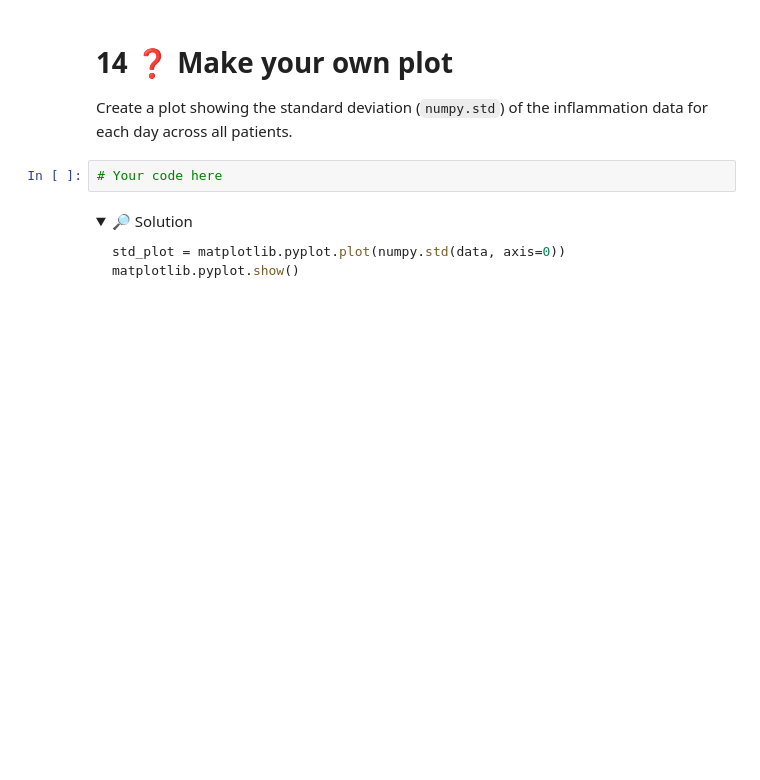
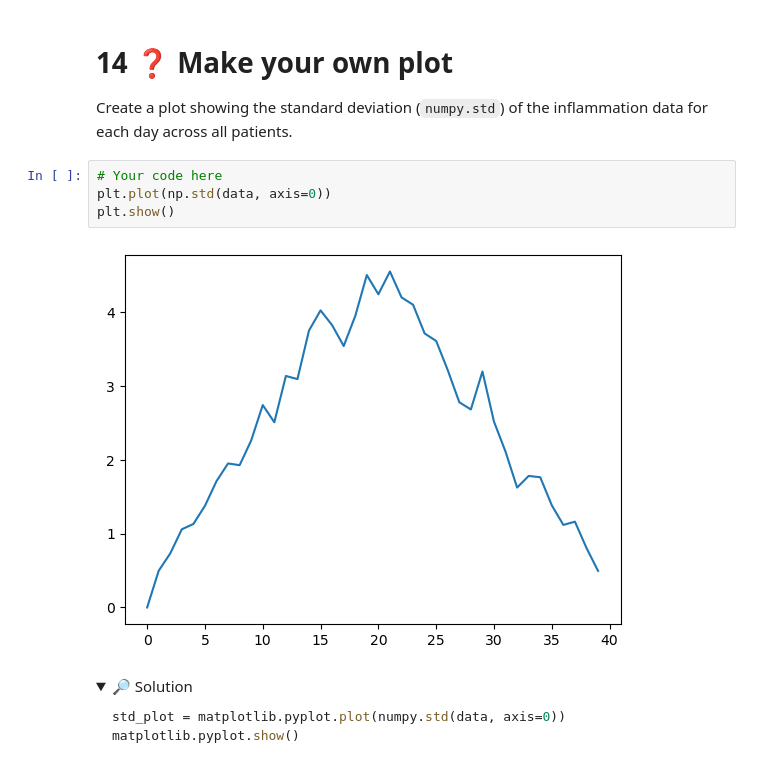
Before and after one commit to tu-delft-library/introduction_to_programming_with_python, a Jupyter notebook: material_for_participants/exercises_day_one.ipynb, the cells around one changed output. Saved outputs shown, nothing was run; the diff lists cells and outputs as text; folded sections open; blank space fills up the shorter version.

```diff
--- a/material_for_participants/exercises_day_one.ipynb
+++ b/material_for_participants/exercises_day_one.ipynb
@@ -625,6 +625,10 @@ axes3.plot(np.amin(data, axis=0), drawstyle = 'steps-mid')
 Create a plot showing the standard deviation (`numpy.std`) of the inflammation data for each day across all patients.
 # %%
 # Your code here
+plt.plot(np.std(data, axis=0))
+plt.show()
+# %% [output]
+[figure, added]
 # %% [markdown]
 <details>
 <summary>🔎 Solution</summary>
```
Also changed, not shown: parts of 1 cell of this notebook.
